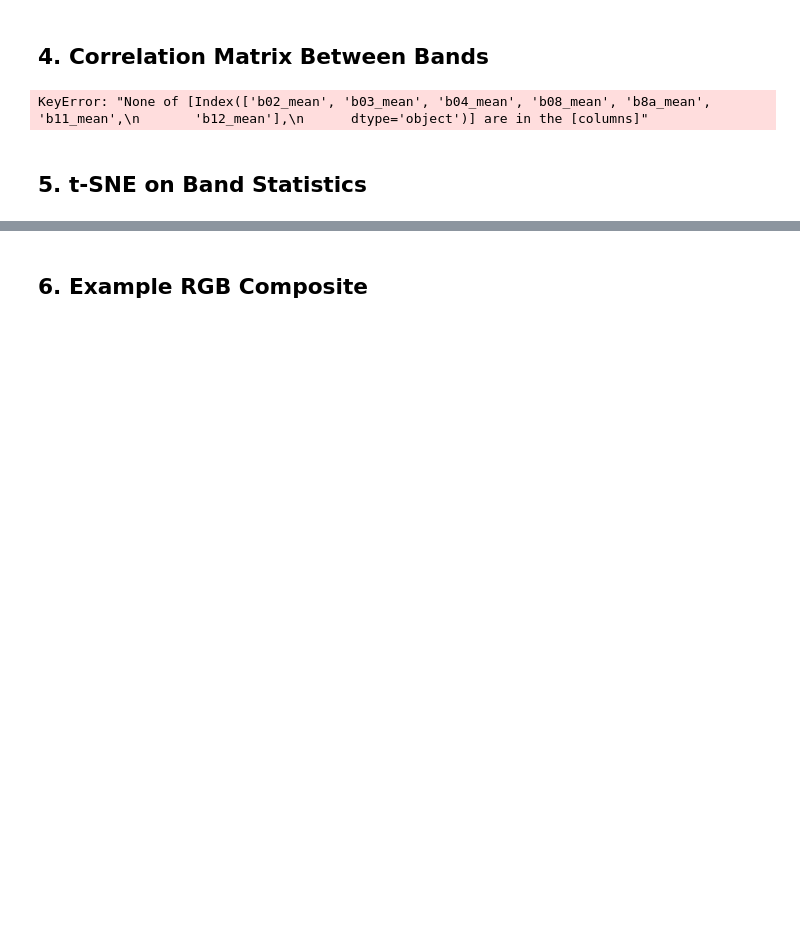
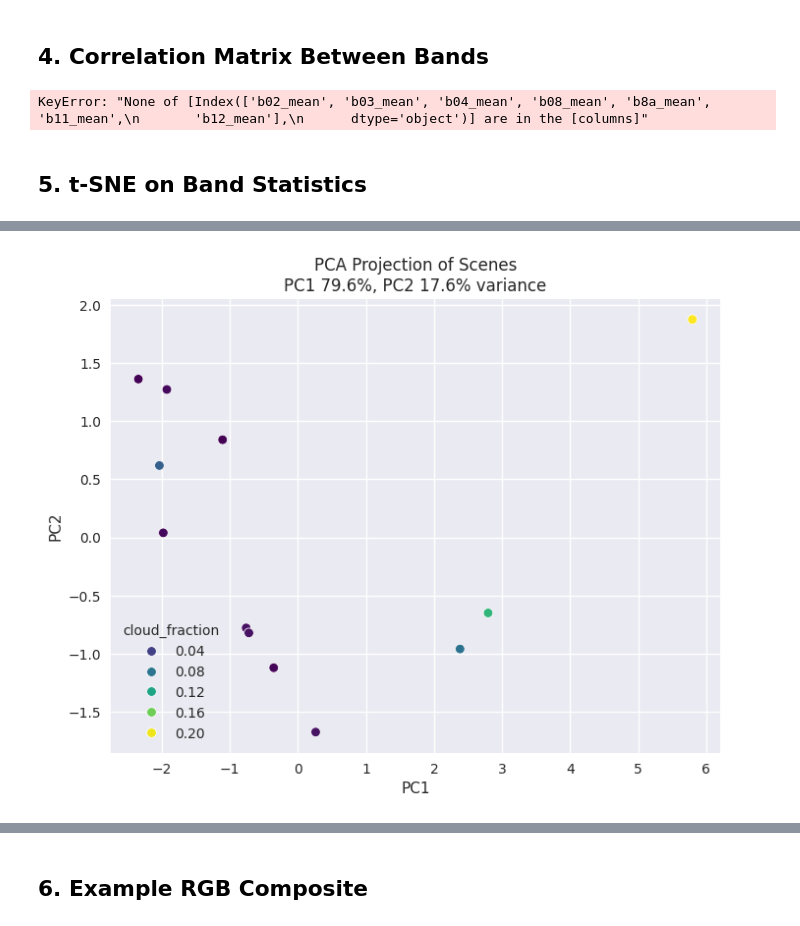
Before and after one commit to germanasergi/mucilage-detection, a Jupyter notebook: src/sentinel_analytics.ipynb, the cells around one changed output, grey strips where cells are left out. Cells and saved outputs as stored; diff of their text form; code cells hidden in the pictures; blank space fills up the shorter version.

```diff
--- a/src/sentinel_analytics.ipynb
+++ b/src/sentinel_analytics.ipynb
@@ -148,0 +322,25 @@ plt.show()
+# %%
+# Run PCA
+pca = PCA(n_components=2, random_state=42)
+pca_coords = pca.fit_transform(X_scaled)
+
+# Save coords in df_stats
+df_stats['pca_x'] = pca_coords[:, 0]
+df_stats['pca_y'] = pca_coords[:, 1]
+
+# Variance explained
+explained_var = pca.explained_variance_ratio_ * 100
+
+# Plot
+plt.figure(figsize=(8,6))
+sns.scatterplot(
+    data=df_stats,
+    x='pca_x', y='pca_y',
+    hue='cloud_fraction', palette='viridis'
+)
+plt.title(f"PCA Projection of Scenes\nPC1 {explained_var[0]:.1f}%, PC2 {explained_var[1]:.1f}% variance")
+plt.xlabel("PC1")
+plt.ylabel("PC2")
+plt.show()
+# %% [output]
+[figure, added]
```
Also changed, not shown: parts of 18 cells of this notebook, 5 other files.
